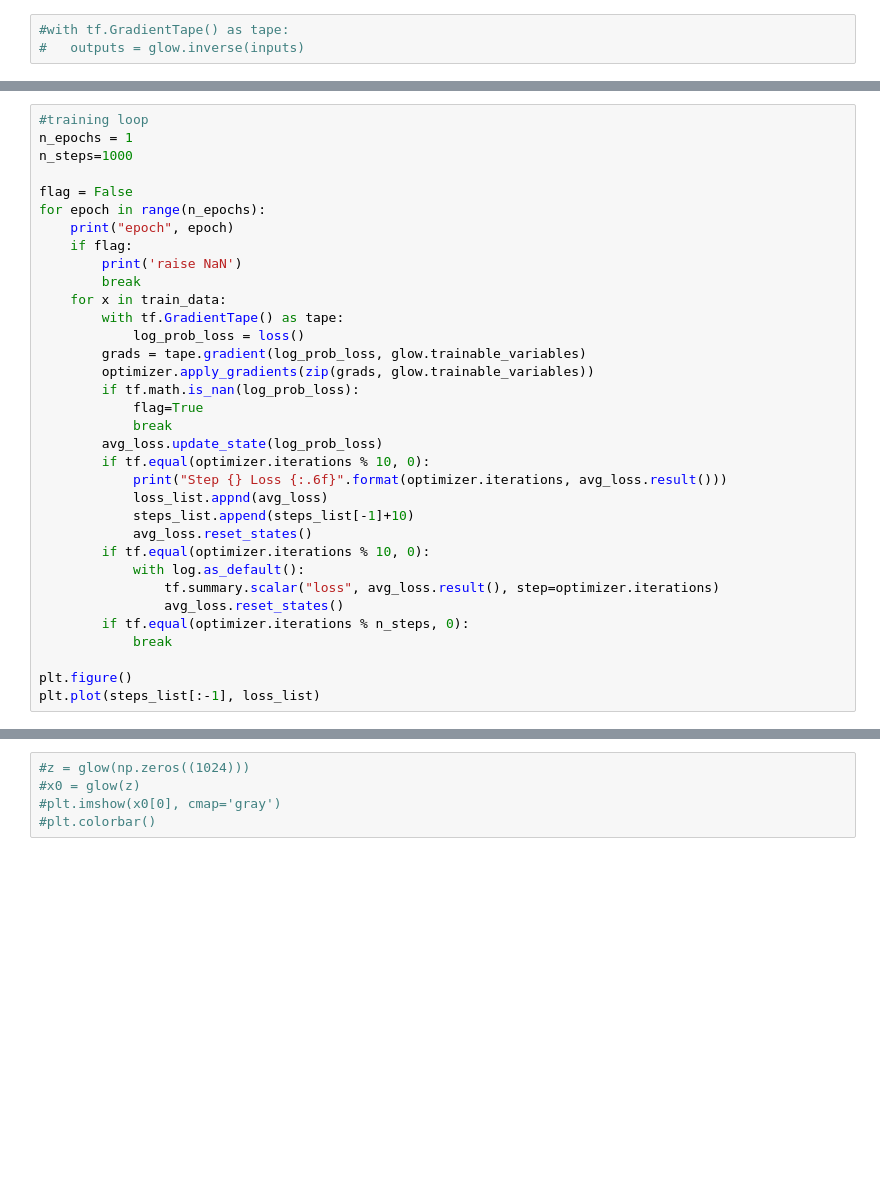
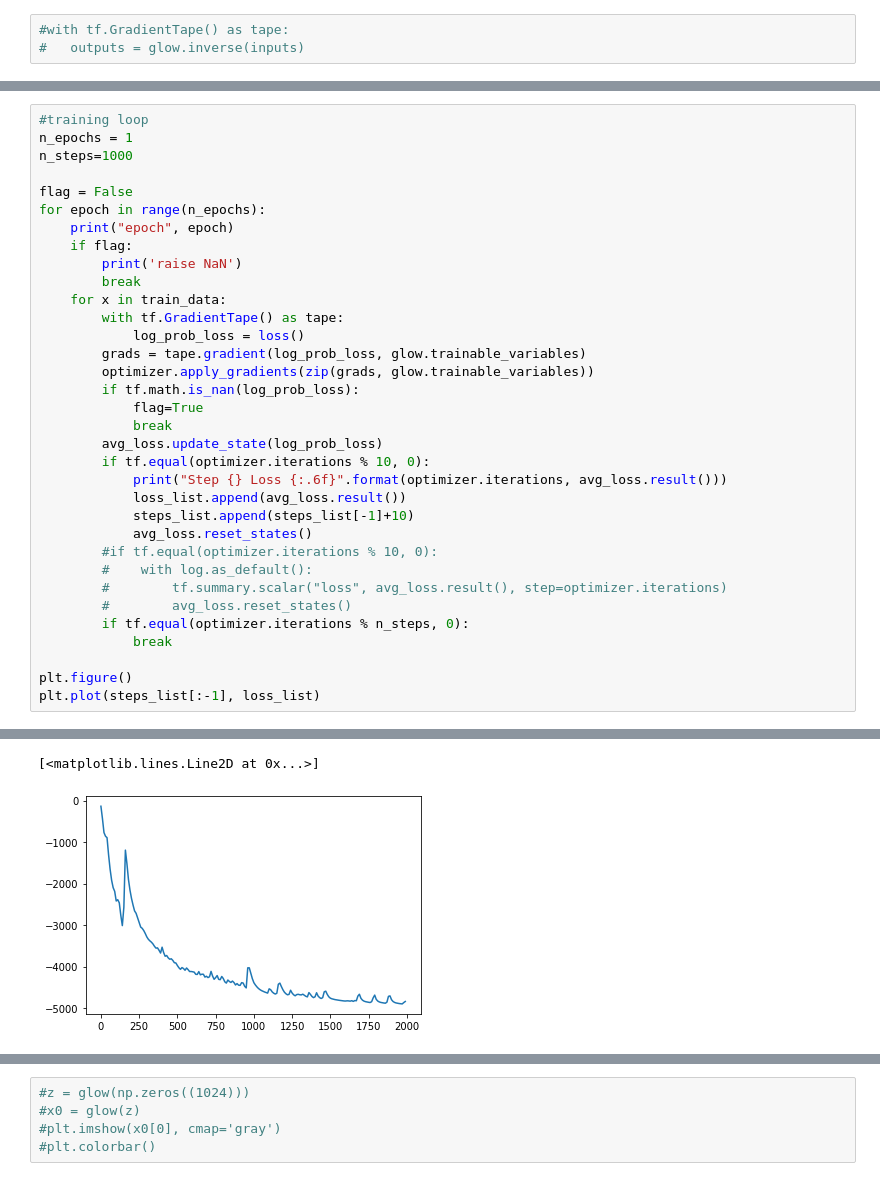
Before and after one commit to IvanOleksiyuk/glow_hep, a Jupyter notebook: Main experiments.ipynb, the cells around one changed output, grey strips where cells are left out. Drawn from its saved outputs; the diff is of its cells as text; blank space fills up the shorter version.

```diff
--- a/Main experiments.ipynb
+++ b/Main experiments.ipynb
@@ -132,13 +149,13 @@ for epoch in range(n_epochs):
         avg_loss.update_state(log_prob_loss)
         if tf.equal(optimizer.iterations % 10, 0):
             print("Step {} Loss {:.6f}".format(optimizer.iterations, avg_loss.result()))
-            loss_list.appnd(avg_loss)
+            loss_list.append(avg_loss.result())
             steps_list.append(steps_list[-1]+10)
             avg_loss.reset_states()
-        if tf.equal(optimizer.iterations % 10, 0):
-            with log.as_default():
-                tf.summary.scalar("loss", avg_loss.result(), step=optimizer.iterations)
-                avg_loss.reset_states()
+        #if tf.equal(optimizer.iterations % 10, 0):
+        #    with log.as_default():
+        #        tf.summary.scalar("loss", avg_loss.result(), step=optimizer.iterations)
+        #        avg_loss.reset_states()
         if tf.equal(optimizer.iterations % n_steps, 0):
             break
 
@@ -149,3 +183,5 @@ SyntaxError: invalid syntax (3860157847.py, line 33)
+[<matplotlib.lines.Line2D at 0x...>]
+[figure, added]
 # %%
 pz = tfd.Sample(tfd.Normal(0., 1), z_shape)
 px = glow(pz)
```
Also changed, not shown: parts of 10 cells of this notebook, 5 other files.
